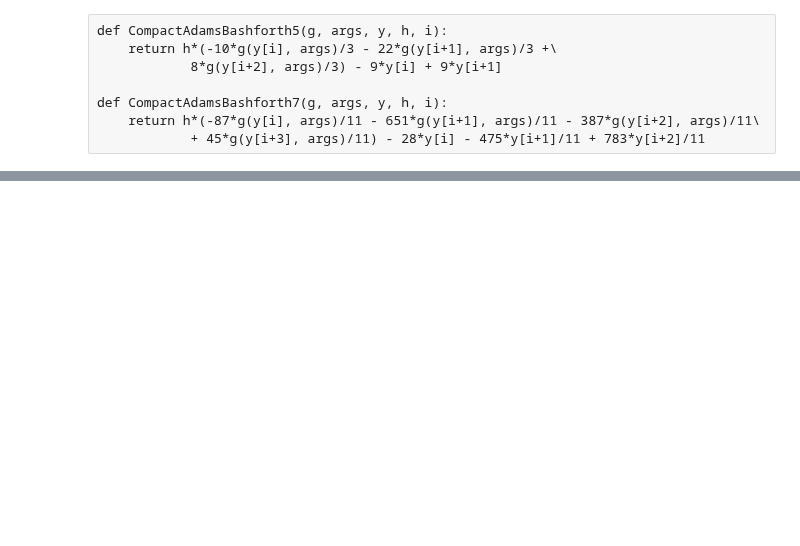
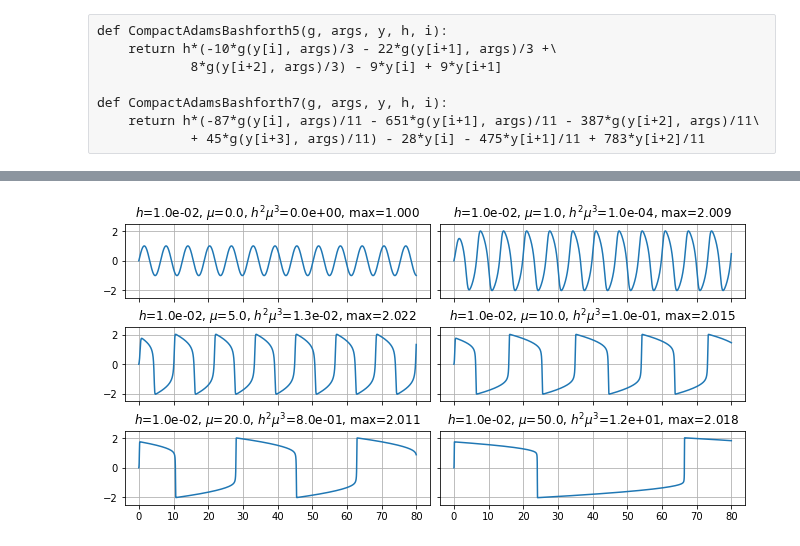
Before and after one commit to blinkovua/sharing-blinkov, a Jupyter notebook: FDA_ODE/VanderPolODE.ipynb, the cells around one changed output, grey strips where cells are left out. Saved outputs shown, nothing was run; the diff lists cells and outputs as text; code cells hidden in the pictures; blank space fills up the shorter version.

```diff
--- a/FDA_ODE/VanderPolODE.ipynb
+++ b/FDA_ODE/VanderPolODE.ipynb
@@ -340,0 +134,7 @@ close()
+# %%
+p = 2
+def discrepancy(mu, y):
+    return mu**3*(y[0]**6*y[1]/12 - y[0]**4*y[1]/4 + y[0]**2*y[1]/4 -\
+    y[1]/12) + mu**2*(y[0]**5/12 - y[0]**3*y[1]**2/6 - y[0]**3/6 +\
+    y[0]*y[1]**2/6 + y[0]/12) + mu*(-y[0]**2*y[1]/6 - y[1]**3/12 +\
+    y[1]/6) - y[0]/12
@@ -340,0 +160,16 @@ close()
+# %%
+rows = len(res)//2
+fig, axes = subplots(figsize=(9, rows*1.5), nrows = rows, ncols = 2,\
+        layout='constrained', sharex=True, sharey=True)
+for k in range(rows):
+    for j in range(2):
+        mu, i, y = res[2*k+j]
+        axes[k, j].set_title(r"$h$=%.1e, $\mu$=%.1f, $h^%d\mu^%d$=%.1e, max=%.3f" %
+                (h, mu, p, p+1, h**p*mu**(p+1), max(abs(y[:i, 0]))))
+        axes[k, j].plot(x[:i], y[:i, 0])
+        axes[k, j].grid()
+        axes[k, j].set_ylim([-2.5, 2.5])
+show() if isShow else savefig('figVanderPolGaussLegendre21.pdf')
+close()
+# %% [output]
+[figure, added]
```
Also changed, not shown: parts of 60 cells of this notebook, 3 other files.
